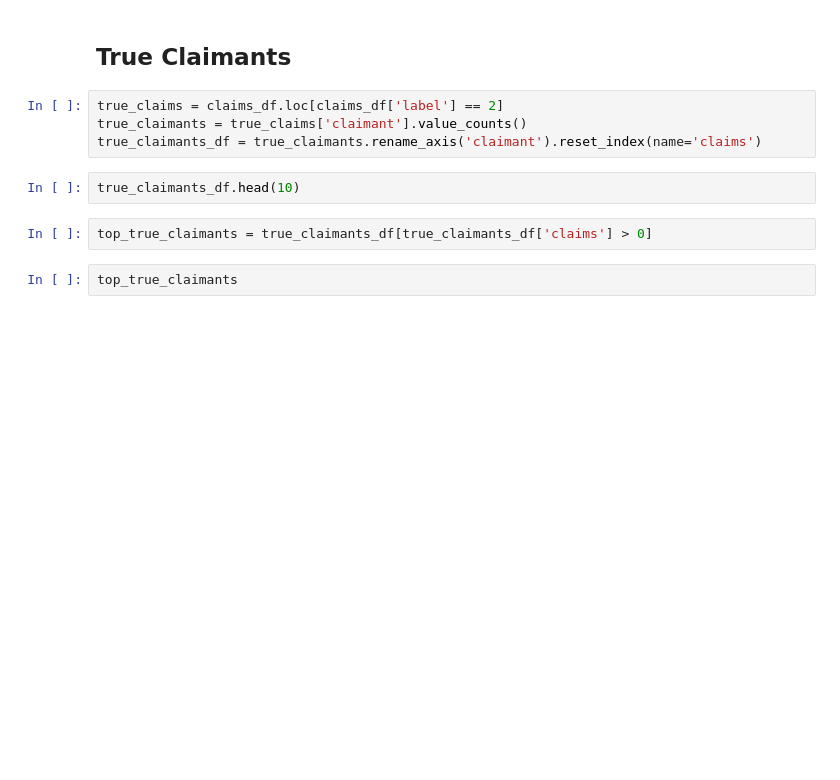
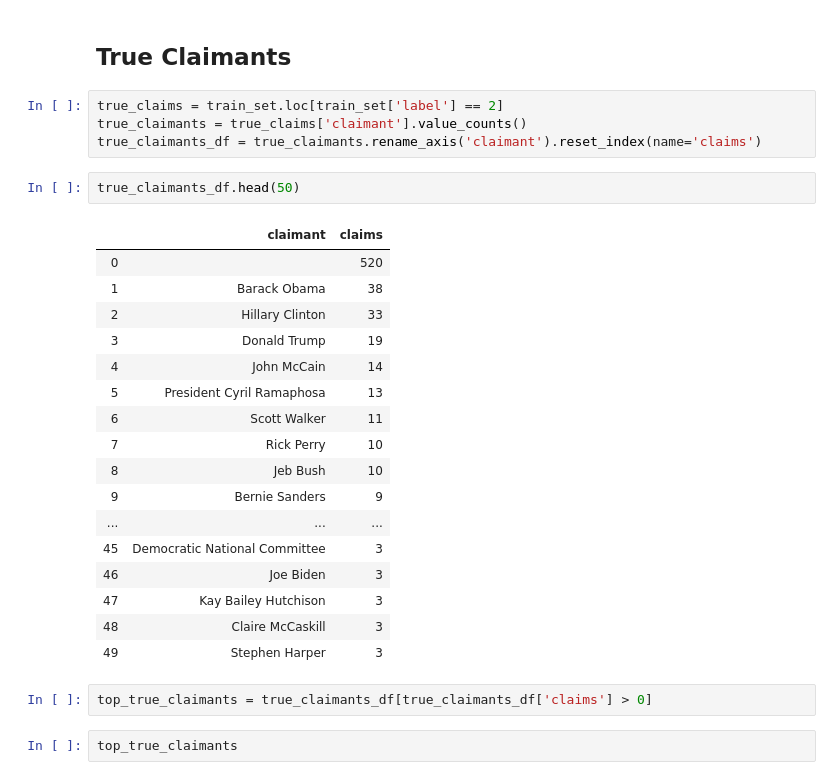
Before and after one commit to atol/fake-news-ai, a Jupyter notebook: notebooks/claims.ipynb, the cells around one changed output. Saved outputs shown, nothing was run; the diff lists cells and outputs as text; blank space fills up the shorter version.

```diff
--- a/notebooks/claims.ipynb
+++ b/notebooks/claims.ipynb
@@ -181,11 +345,29 @@ labelled_partly_claimants
 # %% [markdown]
 ## True Claimants
 # %%
-true_claims = claims_df.loc[claims_df['label'] == 2]
+true_claims = train_set.loc[train_set['label'] == 2]
 true_claimants = true_claims['claimant'].value_counts()
 true_claimants_df = true_claimants.rename_axis('claimant').reset_index(name='claims')
 # %%
-true_claimants_df.head(10)
+true_claimants_df.head(50)
+# %% [output]
+|  | claimant | claims |
+| 0 |  | 520 |
+| 1 | Barack Obama | 38 |
+| 2 | Hillary Clinton | 33 |
+| 3 | Donald Trump | 19 |
+| 4 | John McCain | 14 |
+| 5 | President Cyril Ramaphosa | 13 |
+| 6 | Scott Walker | 11 |
+| 7 | Rick Perry | 10 |
+| 8 | Jeb Bush | 10 |
+| 9 | Bernie Sanders | 9 |
+| ... | ... | ... |
+| 45 | Democratic National Committee | 3 |
+| 46 | Joe Biden | 3 |
+| 47 | Kay Bailey Hutchison | 3 |
+| 48 | Claire McCaskill | 3 |
+| 49 | Stephen Harper | 3 |
 # %%
 top_true_claimants = true_claimants_df[true_claimants_df['claims'] > 0]
 # %%
```
Also changed, not shown: parts of 43 cells of this notebook, 8 other files.
